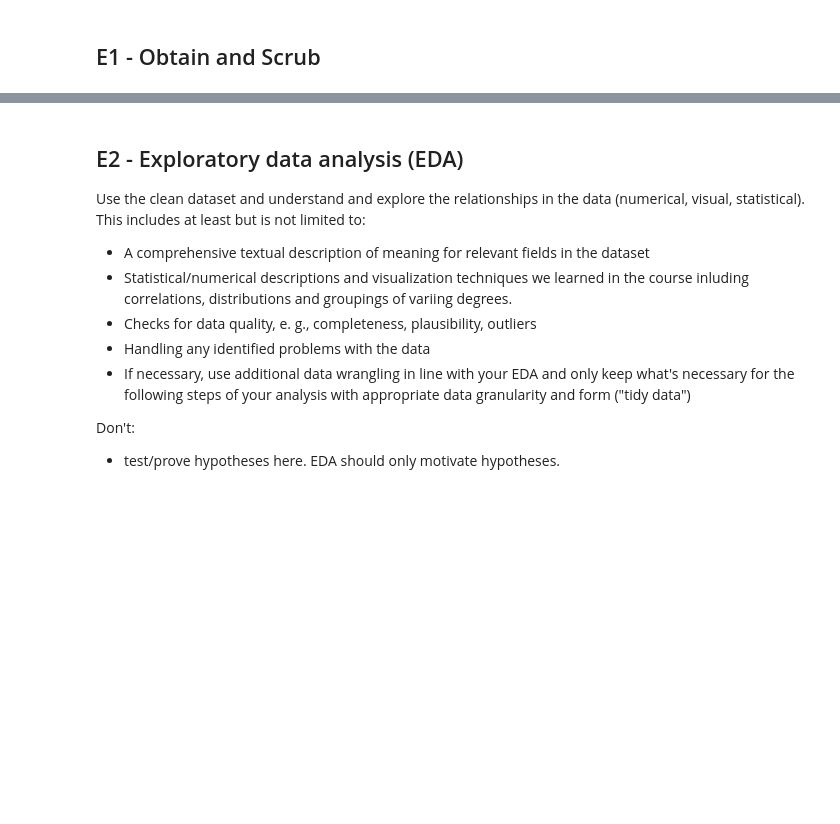
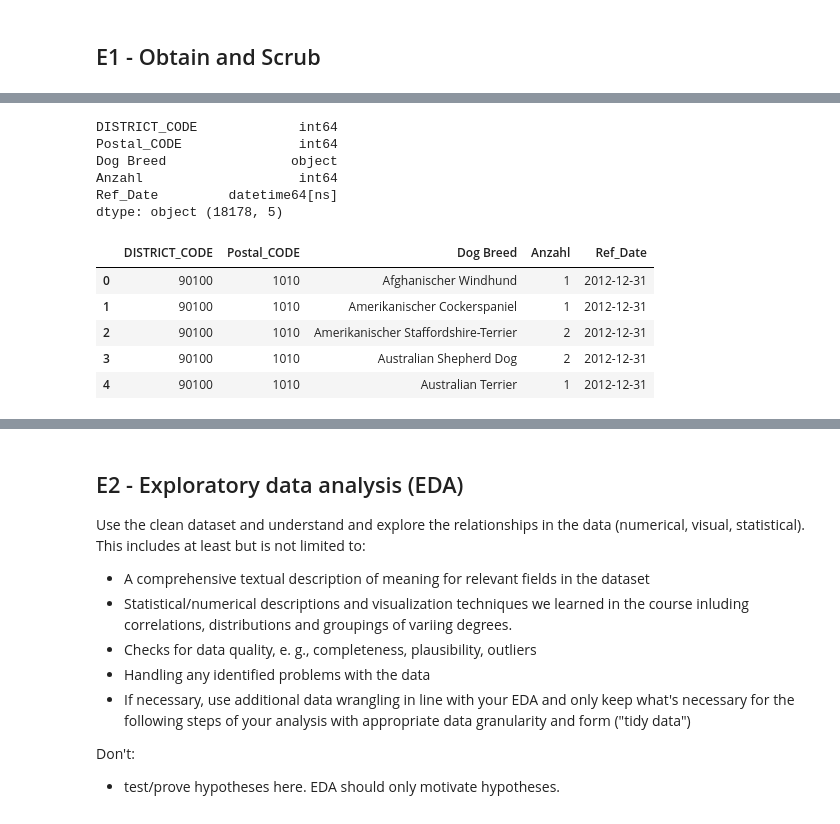
Before and after one commit to theresanother1/dee24-group-project, a Jupyter notebook: prj01.ipynb, the cells around one changed output, grey strips where cells are left out. Cells and saved outputs as stored; diff of their text form; code cells hidden in the pictures; blank space fills up the shorter version.

```diff
--- a/prj01.ipynb
+++ b/prj01.ipynb
@@ -110,0 +432,18 @@ dogs_2.head()
+# %%
+combined_dog_types = pd.concat([dog_types_2012, dog_types_2024])
+# %%
+print(combined_dog_types.dtypes, combined_dog_types.shape)
+combined_dog_types.head(5)
+# %% [output]
+DISTRICT_CODE             int64
+Postal_CODE               int64
+Dog Breed                object
+Anzahl                    int64
+Ref_Date         datetime64[ns]
+dtype: object (18178, 5)
+|  | DISTRICT_CODE | Postal_CODE | Dog Breed | Anzahl | Ref_Date |
+| 0 | 90100 | 1010 | Afghanischer Windhund | 1 | 2012-12-31 |
+| 1 | 90100 | 1010 | Amerikanischer Cockerspaniel | 1 | 2012-12-31 |
+| 2 | 90100 | 1010 | Amerikanischer Staffordshire-Terrier | 2 | 2012-12-31 |
+| 3 | 90100 | 1010 | Australian Shepherd Dog | 2 | 2012-12-31 |
+| 4 | 90100 | 1010 | Australian Terrier | 1 | 2012-12-31 |
```
Also changed, not shown: parts of 51 cells of this notebook.
